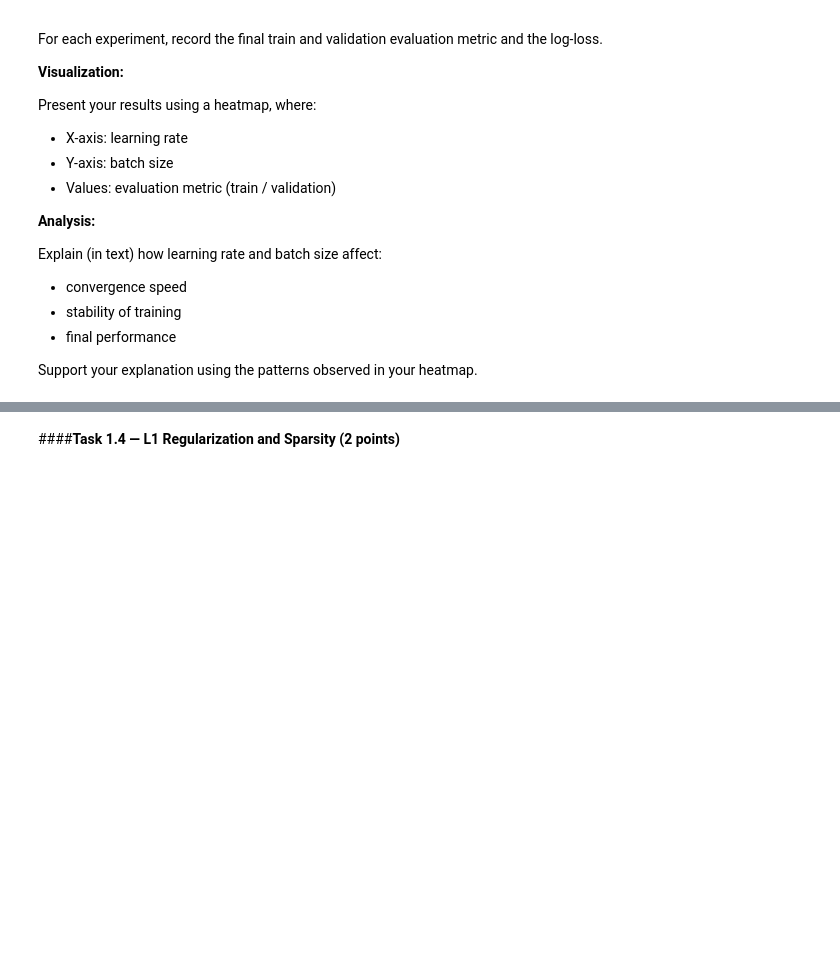
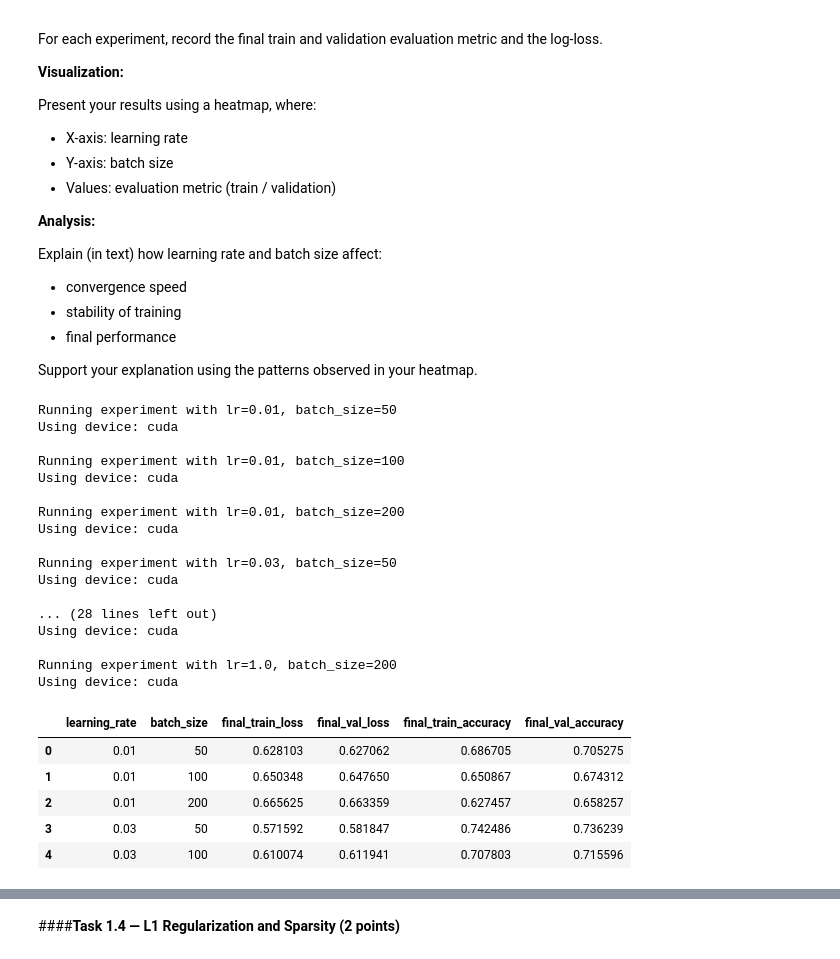
Before and after one commit to NnamdiOdozi/NEBIUS_MAR_2026, a Jupyter notebook: LLM_Architectures,_hometask_1.ipynb, the cells around one changed output, grey strips where cells are left out. Saved outputs shown, nothing was run; the diff lists cells and outputs as text; code cells hidden in the pictures; blank space fills up the shorter version.

```diff
--- a/LLM_Architectures,_hometask_1.ipynb
+++ b/LLM_Architectures,_hometask_1.ipynb
@@ -598,0 +619,60 @@ Support your explanation using the patterns observed in your heatmap.
+# %%
+import pandas as pd
+
+experiment_results = []
+
+learning_rates = [0.01, 0.03, 0.1, 0.3, 1.0]
+batch_sizes = [50, 100, 200]
+
+for lr in learning_rates:
+  for bs in batch_sizes:
+    print(f"\nRunning experiment with lr={lr}, batch_size={bs}")
+    w_final, b_final, history, epoch_log = sgd_logistic_regression(
+      X_train, y_train,
+      X_val, y_val,
+      lr=lr,
+      epochs=20,
+      batch_size=bs,
+      init="zeros",
+      penalty='none',
+      reg_lambda=0.0,
+      metric='accuracy',
+      print_metrics=False
+    )
+
+    final_epoch_data = epoch_log[-1]
+    experiment_results.append({
+        'learning_rate': lr,
+        'batch_size': bs,
+        'final_train_loss': final_epoch_data['train_loss'],
+        'final_val_loss': final_epoch_data['val_loss'],
+        'final_train_accuracy': final_epoch_data['train_metric'],
+        'final_val_accuracy': final_epoch_data['val_metric']
+    })
+
+results_df = pd.DataFrame(experiment_results)
+display(results_df.head())
+# %% [output]
+Running experiment with lr=0.01, batch_size=50
+Using device: cuda
+
+Running experiment with lr=0.01, batch_size=100
+Using device: cuda
+
+Running experiment with lr=0.01, batch_size=200
+Using device: cuda
+
+Running experiment with lr=0.03, batch_size=50
+Using device: cuda
+
+... (28 lines left out)
+Using device: cuda
+
+Running experiment with lr=1.0, batch_size=200
+Using device: cuda
+|  | learning_rate | batch_size | final_train_loss | final_val_loss | final_train_accuracy | final_val_accuracy |
+| 0 | 0.01 | 50 | 0.628103 | 0.627062 | 0.686705 | 0.705275 |
+| 1 | 0.01 | 100 | 0.650348 | 0.647650 | 0.650867 | 0.674312 |
+| 2 | 0.01 | 200 | 0.665625 | 0.663359 | 0.627457 | 0.658257 |
+| 3 | 0.03 | 50 | 0.571592 | 0.581847 | 0.742486 | 0.736239 |
+| 4 | 0.03 | 100 | 0.610074 | 0.611941 | 0.707803 | 0.715596 |
```
Also changed, not shown: parts of 12 cells of this notebook.
